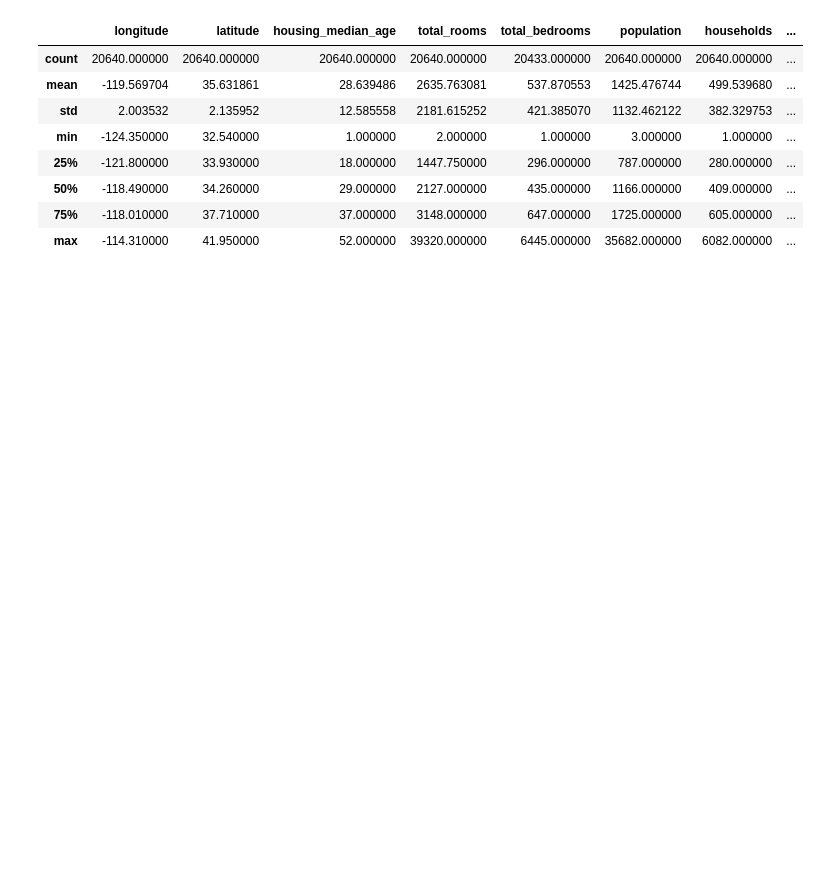
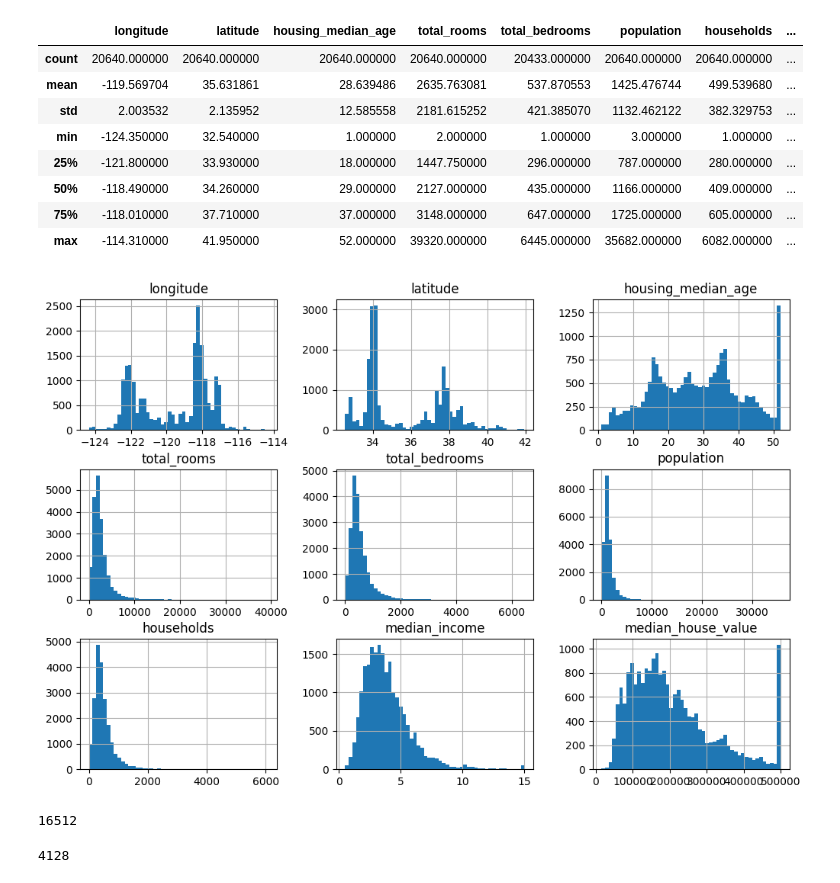
Before and after one commit to AlexBros99/end_to_end, a Jupyter notebook: main.ipynb, the cells around one changed output. Saved outputs shown, nothing was run; the diff lists cells and outputs as text; code cells hidden in the pictures; blank space fills up the shorter version.

```diff
--- a/main.ipynb
+++ b/main.ipynb
@@ -27,3 +33,8 @@ housing_full.describe()
 | 50% | -118.490000 | 34.260000 | 29.000000 | 2127.000000 | 435.000000 | 1166.000000 | 409.000000 | ... |
 | 75% | -118.010000 | 37.710000 | 37.000000 | 3148.000000 | 647.000000 | 1725.000000 | 605.000000 | ... |
 | max | -114.310000 | 41.950000 | 52.000000 | 39320.000000 | 6445.000000 | 35682.000000 | 6082.000000 | ... |
+# %%
+housing_full.hist(bins=50, figsize=(12,8))
+plt.show()
+# %% [output]
+[figure, added]
@@ -29,0 +48,10 @@ housing_full.describe()
+# %%
+rng = np.random.default_rng()
+train_set, test_set = shuffle_and_split_data(housing_full, 0.2, rng)
+len(train_set)
+# %% [output]
+16512
+# %%
+len(test_set)
+# %% [output]
+4128
```
Also changed, not shown: parts of 22 cells of this notebook.
